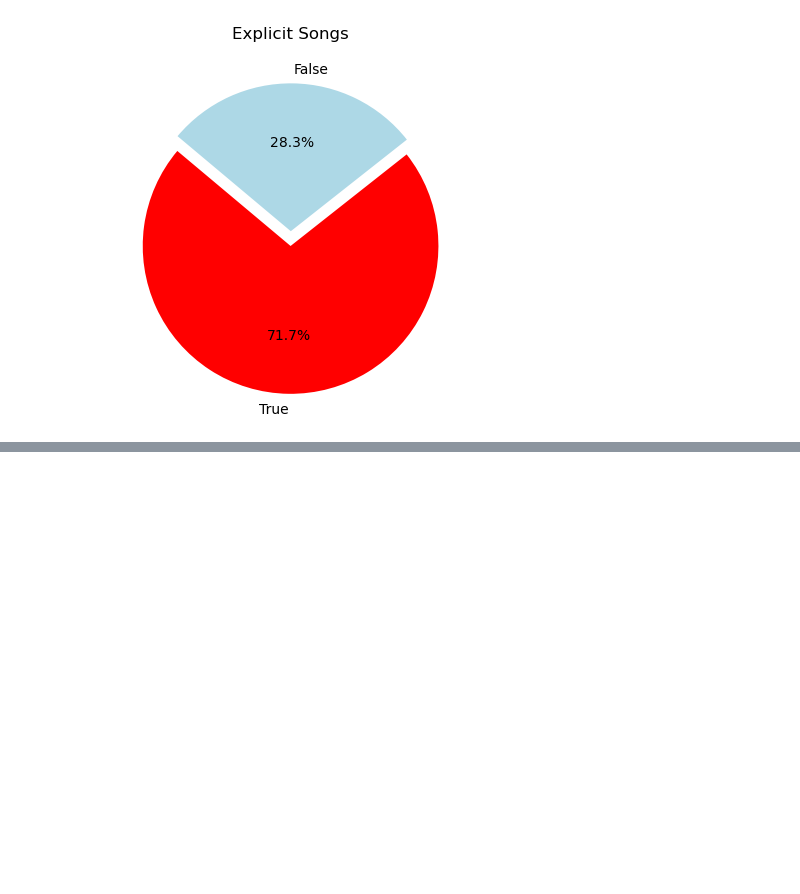
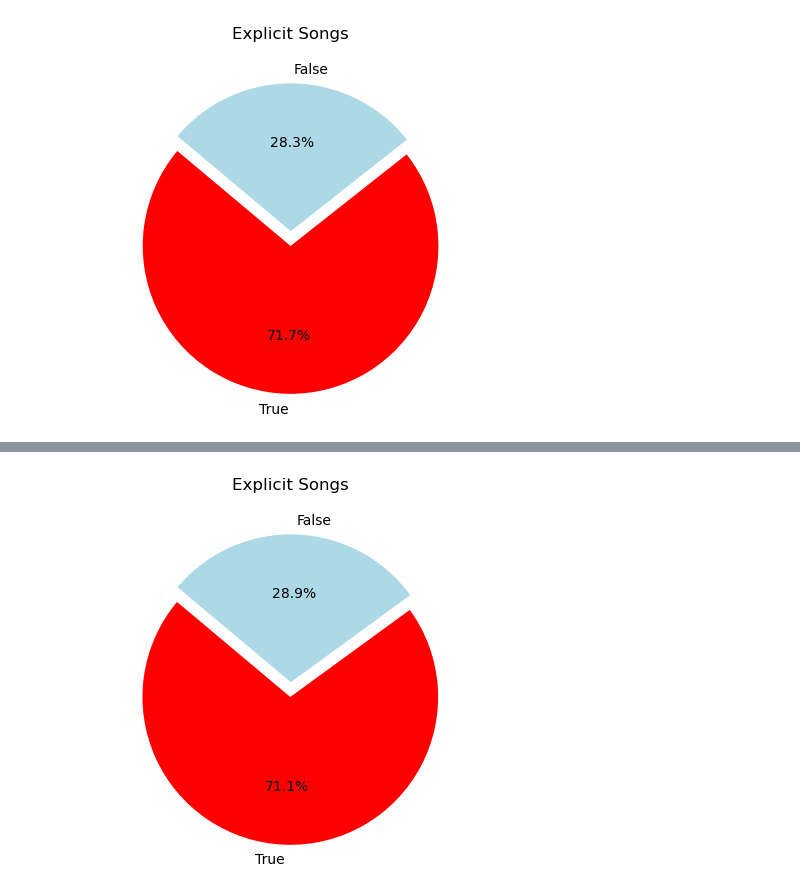
Before and after one commit to RyWheliss96/project-one, a Jupyter notebook: Callie_code.ipynb, the cells around one changed output, grey strips where cells are left out. Drawn from its saved outputs; the diff is of its cells as text; code cells hidden in the pictures; blank space fills up the shorter version.

```diff
--- a/Callie_code.ipynb
+++ b/Callie_code.ipynb
@@ -109,0 +184,24 @@ plt.show()
+# %%
+#Exploring explicit nature of the 2010-2019 dataset
+#Labels for the keys because numbers are given
+labels = ["True", "False"]
+
+#Create pie chart values
+values = [0,0]
+for index,row in late_df.iterrows():
+    data = row['explicit']
+    values[data]=values[data]+1
+
+# The colors of each section of the pie chart
+colors = ["red", "lightblue"]
+
+# Explode part of the pie
+explode = (0.1, 0)
+# %%
+# Creates the pie chart based upon the values above
+# Automatically finds the percentages of each part of the pie chart
+plt.pie(values, colors = colors, labels=labels, explode=explode, autopct="%1.1f%%", startangle=140)
+plt.title("Explicit Songs")
+plt.show()
+# %% [output]
+[figure, added]
```
Also changed, not shown: parts of 9 cells of this notebook.
